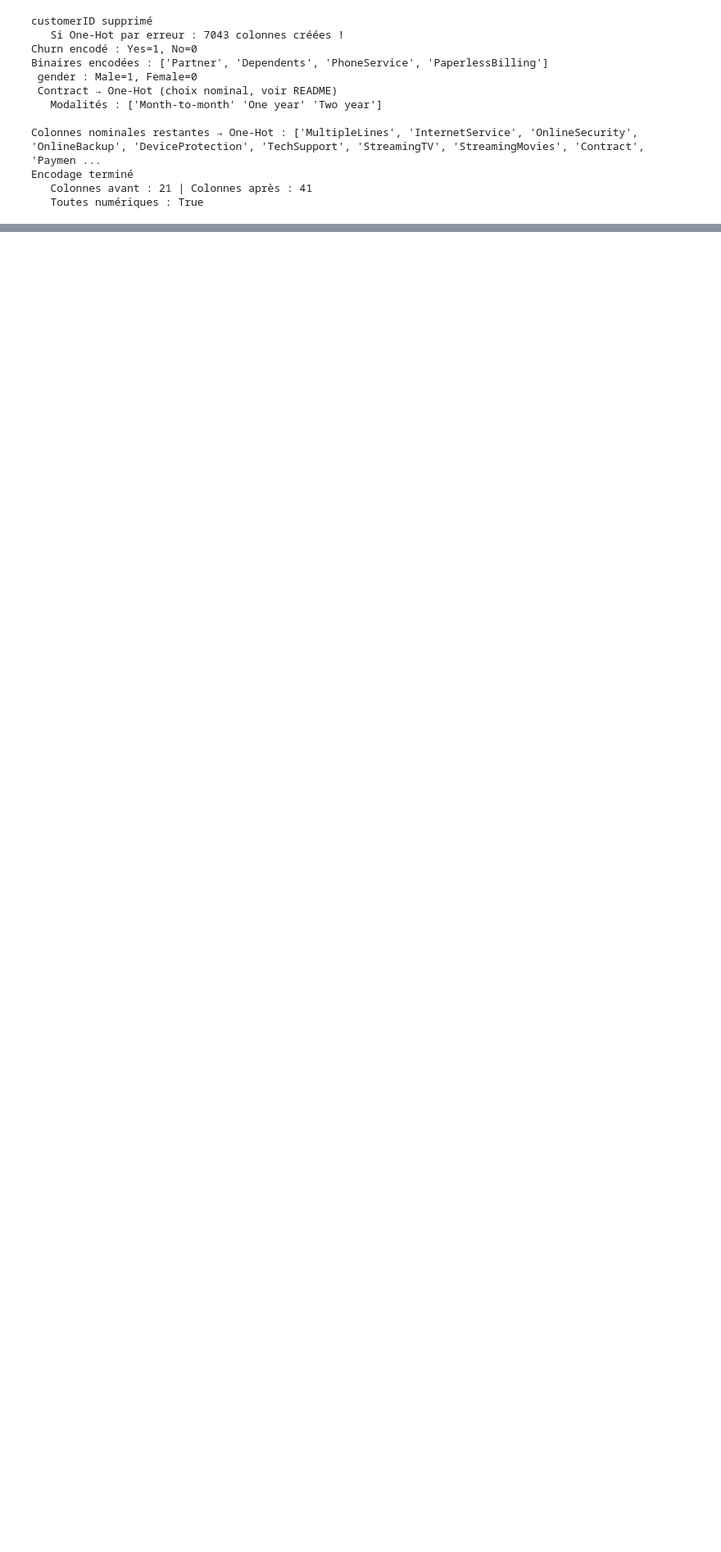
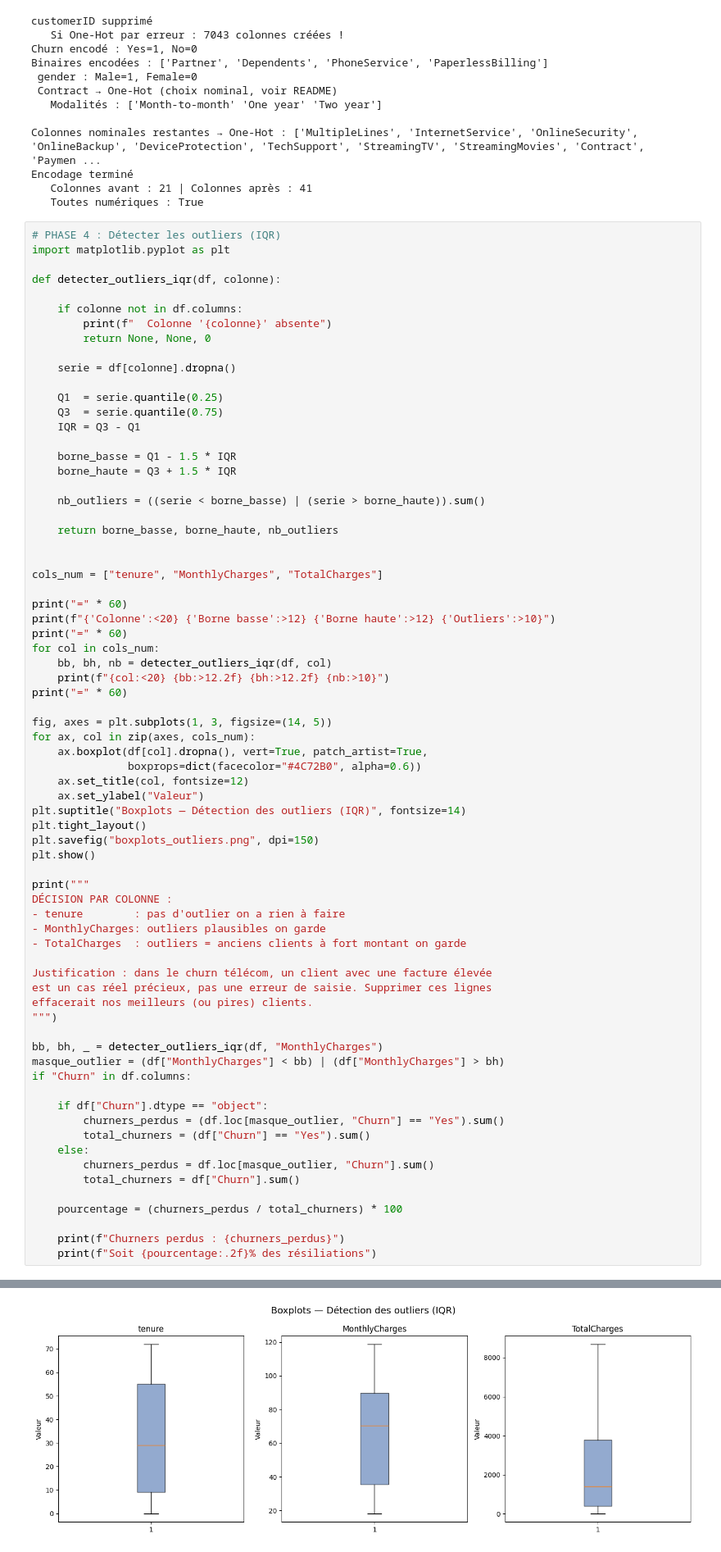
Before and after one commit to rymadinari/-arene-des-algos-Ryma-Dinari-, a Jupyter notebook: jour2.ipynb, the cells around one changed output, grey strips where cells are left out. Shown at 82% size. Cells and saved outputs as stored; diff of their text form; blank space fills up the shorter version.

Commit message:
feat: détection outliers IQR + boxplots + décision justifiée

```diff
--- a/jour2.ipynb
+++ b/jour2.ipynb
@@ -237,3 +237,75 @@ Colonnes nominales restantes → One-Hot : ['MultipleLines', 'InternetService',
 Encodage terminé
    Colonnes avant : 21 | Colonnes après : 41
    Toutes numériques : True
+# %%
+# PHASE 4 : Détecter les outliers (IQR)
+import matplotlib.pyplot as plt
+
+def detecter_outliers_iqr(df, colonne):
+
+    if colonne not in df.columns:
+        print(f"  Colonne '{colonne}' absente")
+        return None, None, 0
+
+    serie = df[colonne].dropna()
+
+    Q1  = serie.quantile(0.25)
+    Q3  = serie.quantile(0.75)
+    IQR = Q3 - Q1
+
+    borne_basse = Q1 - 1.5 * IQR
+    borne_haute = Q3 + 1.5 * IQR
+
+    nb_outliers = ((serie < borne_basse) | (serie > borne_haute)).sum()
+
+    return borne_basse, borne_haute, nb_outliers
+
+
+cols_num = ["tenure", "MonthlyCharges", "TotalCharges"]
+
+print("=" * 60)
+print(f"{'Colonne':<20} {'Borne basse':>12} {'Borne haute':>12} {'Outliers':>10}")
+print("=" * 60)
+for col in cols_num:
+    bb, bh, nb = detecter_outliers_iqr(df, col)
+    print(f"{col:<20} {bb:>12.2f} {bh:>12.2f} {nb:>10}")
+print("=" * 60)
+
+fig, axes = plt.subplots(1, 3, figsize=(14, 5))
+for ax, col in zip(axes, cols_num):
+    ax.boxplot(df[col].dropna(), vert=True, patch_artist=True,
+               boxprops=dict(facecolor="#4C72B0", alpha=0.6))
+    ax.set_title(col, fontsize=12)
+    ax.set_ylabel("Valeur")
+plt.suptitle("Boxplots — Détection des outliers (IQR)", fontsize=14)
+plt.tight_layout()
+plt.savefig("boxplots_outliers.png", dpi=150)
+plt.show()
+
+print("""
+DÉCISION PAR COLONNE :
+- tenure        : pas d'outlier on a rien à faire
+- MonthlyCharges: outliers plausibles on garde
+- TotalCharges  : outliers = anciens clients à fort montant on garde
+
+Justification : dans le churn télécom, un client avec une facture élevée
+est un cas réel précieux, pas une erreur de saisie. Supprimer ces lignes
+effacerait nos meilleurs (ou pires) clients.
+""")
+
+bb, bh, _ = detecter_outliers_iqr(df, "MonthlyCharges")
+masque_outlier = (df["MonthlyCharges"] < bb) | (df["MonthlyCharges"] > bh)
+if "Churn" in df.columns:
+
+    if df["Churn"].dtype == "object":
+        churners_perdus = (df.loc[masque_outlier, "Churn"] == "Yes").sum()
+        total_churners = (df["Churn"] == "Yes").sum()
+    else:
+        churners_perdus = df.loc[masque_outlier, "Churn"].sum()
+        total_churners = df["Churn"].sum()
+
+    pourcentage = (churners_perdus / total_churners) * 100
+
+    print(f"Churners perdus : {churners_perdus}")
+    print(f"Soit {pourcentage:.2f}% des résiliations")
+# %% [output]
@@ -239,0 +319 @@ Encodage terminé
+[figure, added]
```
Also changed, not shown: parts of 1 cell of this notebook.
